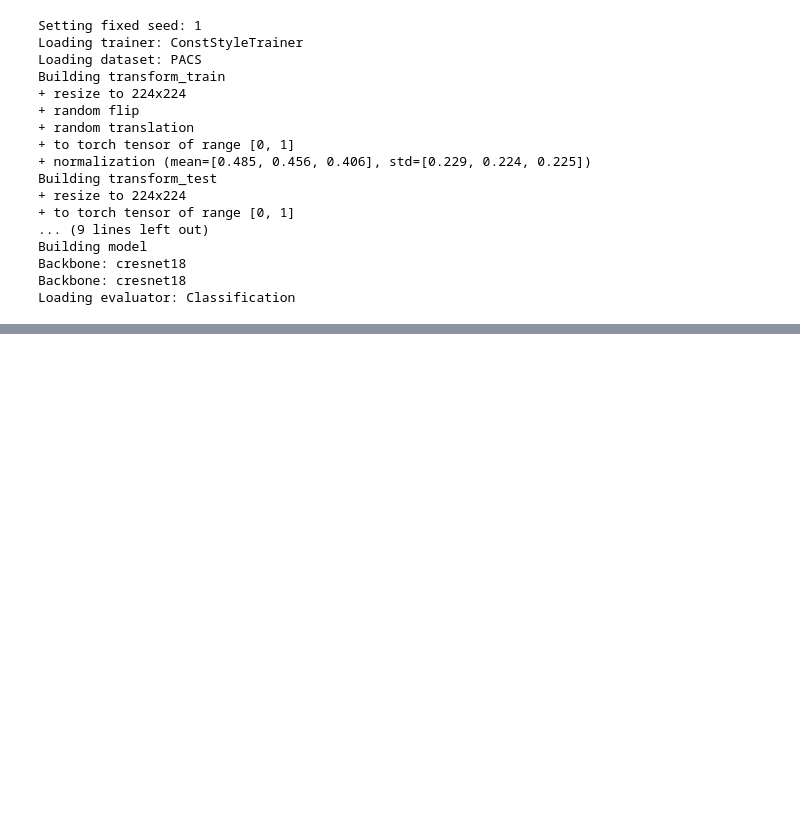
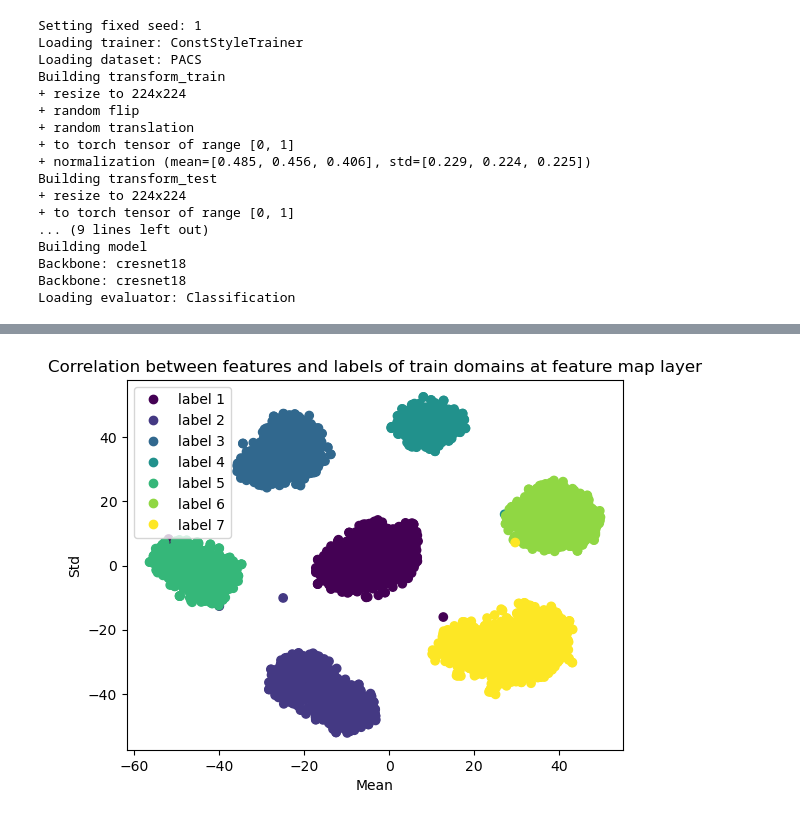
Before and after one commit to nduongw/DSU, a Jupyter notebook: multi-domain-generalization/explore/explore.ipynb, the cells around one changed output, grey strips where cells are left out. Saved outputs shown, nothing was run; the diff lists cells and outputs as text; code cells hidden in the pictures; blank space fills up the shorter version.

```diff
--- a/multi-domain-generalization/explore/explore.ipynb
+++ b/multi-domain-generalization/explore/explore.ipynb
@@ -72,7 +72,7 @@ def reset_cfg(cfg, args):
 parser = argparse.ArgumentParser()
 parser.add_argument('--root', type=str, default='./DATA', help='path to dataset')
 parser.add_argument(
-    '--output-dir', type=str, default='../output/dg/pacs/conststyle/art_painting', help='output directory'
+    '--output-dir', type=str, default='../output/dg/pacs/conststyle/sketch', help='output directory'
 )
 parser.add_argument(
     '--resume',
@@ -90,14 +90,14 @@ parser.add_argument(
     '--source-domains',
     type=str,
     nargs='+',
-    default='cartoon photo sketch'.split(),
+    default='cartoon photo art_painting'.split(),
     help='source domains for DA/DG'
 )
 parser.add_argument(
     '--target-domains',
     type=str,
     nargs='+',
-    default=['art_painting'],
+    default=['sketch'],
     help='target domains for DA/DG'
 )
 parser.add_argument(
@@ -210,22 +210,24 @@ Loading weights to model from "../output/dg/pacs/conststyle/art_painting/model/m
 # %%
-id_feats = []
 id_mean = []
 id_std = []
 id_domains = []
 id_labels = []
+id_feats = []
 train_loader_x = trainer.train_loader_x
 for idx, batch in enumerate(train_loader_x):
-    images, label = trainer.parse_batch_test(batch)
+    images, label = trainer.parse_batch_train(batch)
     domain = batch['domain']
-    feat = trainer.model.backbone.featuremaps(images, store_feature=True, apply_conststyle=True)
+    style_feat = trainer.model.backbone.stylemaps(images, store_feature=True, apply_conststyle=True)
+    class_feat = trainer.model.backbone.featuremaps(images, store_feature=True, apply_conststyle=True)
+    style_feat = style_feat.detach().cpu().numpy()
+    mean = np.mean(style_feat, axis=(2, 3))
+    std = np.std(style_feat, axis=(2, 3))
+    id_mean.extend(mean)
+    id_std.extend(std)
     id_domains.extend(domain.numpy())
     id_labels.extend(label.detach().cpu().numpy())
+    id_feats.extend(class_feat.detach().cpu().numpy())
 total_id_feats = len(id_domains)
-
-for idx, conststyle in enumerate(trainer.model.backbone.conststyle):
-        if idx == 3:
-            id_mean.extend(conststyle.mean)
-            id_std.extend(conststyle.std)
 # %%
 for idx, conststyle in enumerate(trainer.model.backbone.conststyle):
     conststyle.clear_memory()
@@ -301,0 +309,16 @@ plt.show()
+# %%
+id_feats_mean = np.mean(id_feats, axis=(2, 3))
+id_feats_std = np.std(id_feats, axis=(2, 3))
+tsne_data = np.hstack((id_feats_mean, id_feats_std))
+tsne = TSNE(n_components=2)
+transformed_data = tsne.fit_transform(tsne_data)
+# %%
+label_idx = ['label 1', 'label 2', 'label 3', 'label 4', 'label 5', 'label 6', 'label 7']
+scatter = plt.scatter(transformed_data[:, 0], transformed_data[:, 1], c=id_labels)
+plt.legend(handles=scatter.legend_elements()[0], labels=label_idx)
+plt.title('Correlation between features and labels of train domains at feature map layer')
+plt.xlabel('Mean')
+plt.ylabel('Std')
+plt.show()
+# %% [output]
+[figure, added]
```
Also changed, not shown: parts of 17 cells of this notebook, 18 other files.
